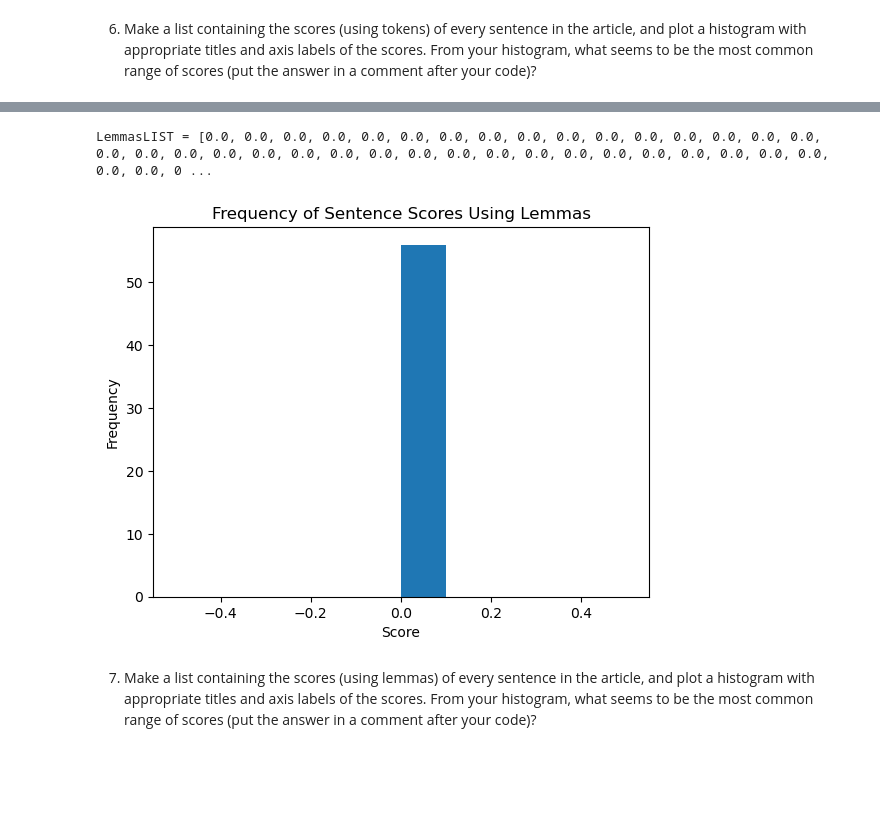
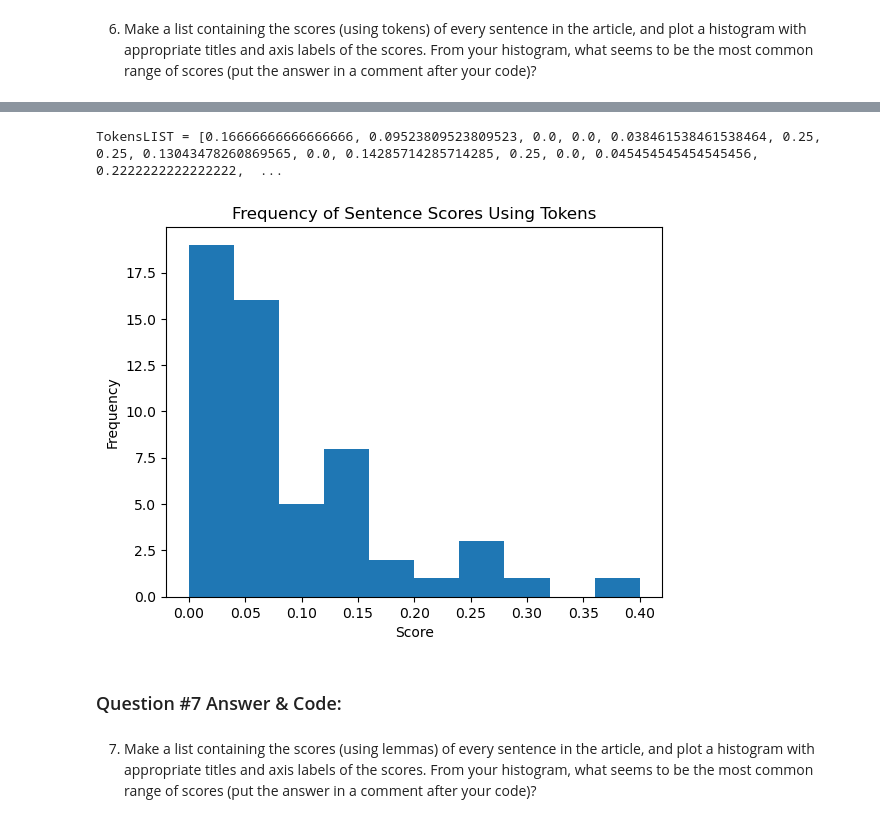
Before and after one commit to msmixj/web-scraping, a Jupyter notebook: web-scraping.ipynb, the cells around one changed output, grey strips where cells are left out. Drawn from its saved outputs; the diff is of its cells as text; code cells hidden in the pictures; blank space fills up the shorter version.

Commit message:
Commit after question #6

```diff
--- a/web-scraping.ipynb
+++ b/web-scraping.ipynb
@@ -271,37 +271,35 @@ for sentence in sentences:
 0.0 : Regardless, it’s an exciting new application for lasers and one we’ll be sure to see more of in the future.
 0.4 : Posted in car hacks, Engineering, Featured, Laser Hacks, SliderTagged laser, laser headlight, laser headlights, light
 # %%
-# Initialize list to store lemma scores
-lscores1 = []
-
-# Loop through each sentence to calculate lemma scores
+tscores = []
 for sentence in sentences:
-    count1 = 0
+    count1= 0
     for token in sentence:
-        if token.lemma_.lower() in best_lemmas:
+        if token.text.lower() in best_tokens:
             count1 += 1
-
     count2 = 0
     for token in sentence:
-        if not (token.is_space or token.is_punct):
+        if not(token.is_space or token.is_punct):
             count2 += 1
+    score = count1 / count2 if count2 > 0 else 0
+    tscores.append(score)
 
-    # Calculate lemma score for the sentence
-    score = count1 / count2 if count2 > 0 else 0
-    lscores1.append(score)
-
-# Print the list of lemma scores
-print("LemmasLIST =", lscores1)
+print("TokensLIST =", tscores)
 # %% [output]
-LemmasLIST = [0.0, 0.0, 0.0, 0.0, 0.0, 0.0, 0.0, 0.0, 0.0, 0.0, 0.0, 0.0, 0.0, 0.0, 0.0, 0.0, 0.0, 0.0, 0.0, 0.0, 0.0, 0.0, 0.0, 0.0, 0.0, 0.0, 0.0, 0.0, 0.0, 0.0, 0.0, 0.0, 0.0, 0.0, 0.0, 0.0, 0.0, 0 ...
+TokensLIST = [0.16666666666666666, 0.09523809523809523, 0.0, 0.0, 0.038461538461538464, 0.25, 0.25, 0.13043478260869565, 0.0, 0.14285714285714285, 0.25, 0.0, 0.045454545454545456, 0.2222222222222222,  ...
 # %%
+import numpy as np
+import pandas as pd
+import matplotlib.pyplot as plt
 # Plot histogram
-plt.hist(lscores1)
-plt.title('Frequency of Sentence Scores Using Lemmas')
+plt.hist(tscores)
+plt.title('Frequency of Sentence Scores Using Tokens')
 plt.xlabel('Score')
 plt.ylabel('Frequency')
 plt.show()
 # %% [output]
-[figure, old version]
+[figure, new version]
+# %% [markdown]
+### Question #7 Answer & Code:
 # %% [markdown]
 7. Make a list containing the scores (using lemmas) of every sentence in the article, and plot a histogram with appropriate titles and axis labels of the scores.  From your histogram, what seems to be the most common range of scores (put the answer in a comment after your code)?
```
Also changed, not shown: parts of 1 cell of this notebook.
